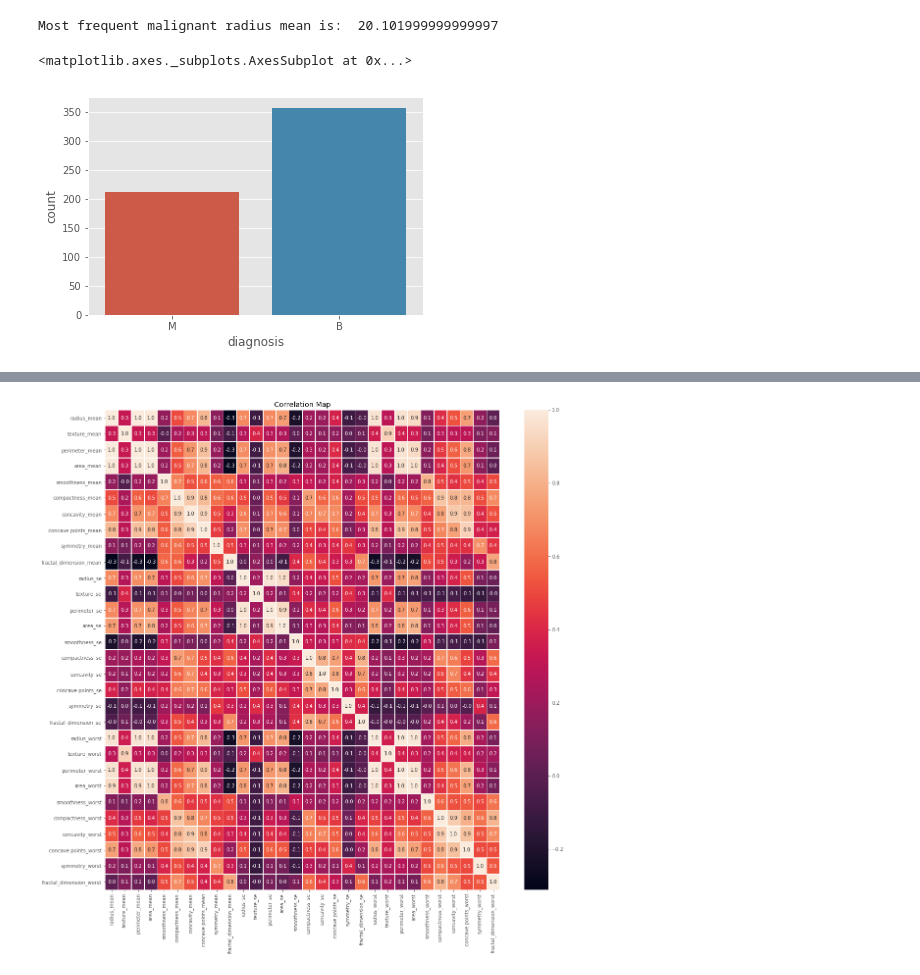
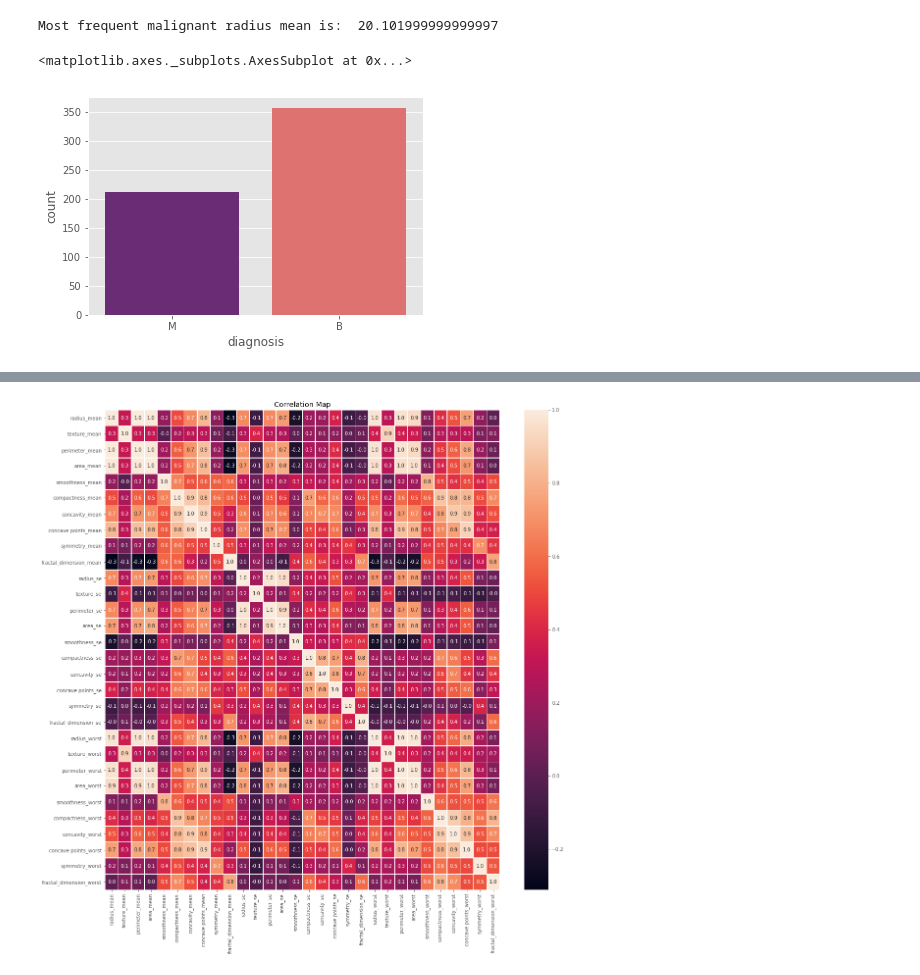
Before and after one commit to BabakBar/Kaggle-Movie-Industry, a Jupyter notebook: AI_Proj/BreastCancer.ipynb, the cells around one changed output, grey strips where cells are left out. Drawn from its saved outputs; the diff is of its cells as text; code cells hidden in the pictures.

```diff
--- a/AI_Proj/BreastCancer.ipynb
+++ b/AI_Proj/BreastCancer.ipynb
@@ -148,10 +148,10 @@ print("Most frequent malignant radius mean is: ",most_frequent_malignant_radius_
 Most frequent malignant radius mean is:  20.101999999999997
 # %%
 # quick look at the frequency of cancer stages
-sns.countplot(data['diagnosis'], label="Count")
+sns.countplot(data['diagnosis'], palette= 'magma')
 # %% [output]
 <matplotlib.axes._subplots.AxesSubplot at 0x...>
-[figure, old version]
+[figure, new version]
 # %% [markdown]
 Lets look at other conclusions
 From this graph you can see that radius mean of malignant tumors are bigger than radius mean of bening tumors mostly.
```
Also changed, not shown: parts of 12 cells of this notebook, 1 other file.
